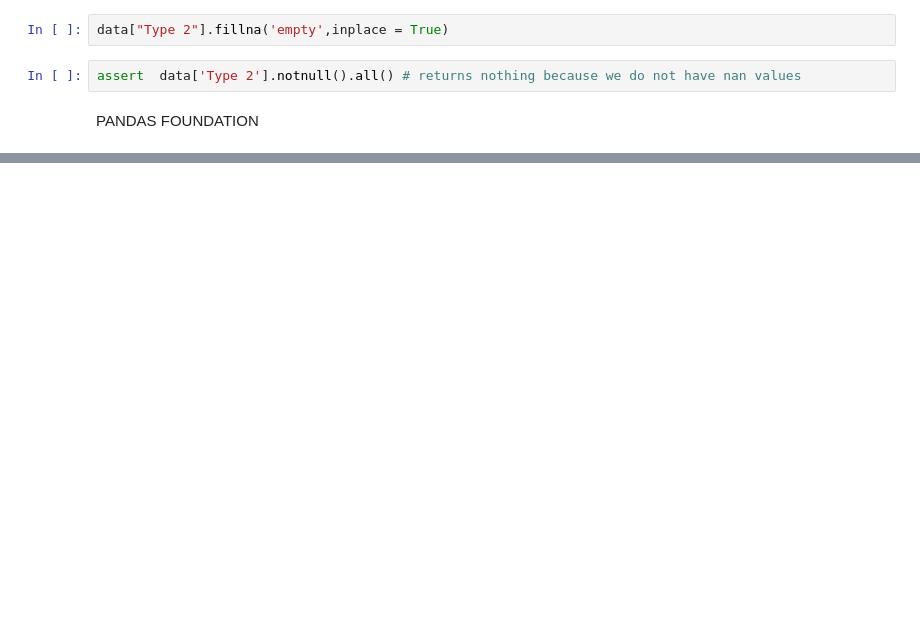
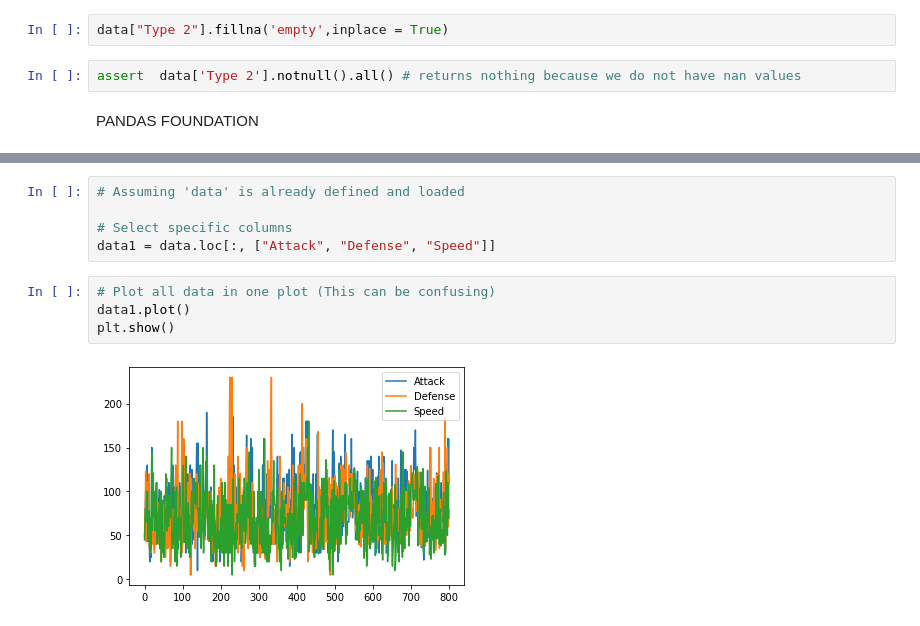
Before and after one commit to dxtaner/Python, a Jupyter notebook: YapayZeka-Python/DataScience-2/data_science_tutorial.ipynb, the cells around one changed output, grey strips where cells are left out. Drawn from its saved outputs; the diff is of its cells as text; blank space fills up the shorter version.

```diff
--- a/YapayZeka-Python/DataScience-2/data_science_tutorial.ipynb
+++ b/YapayZeka-Python/DataScience-2/data_science_tutorial.ipynb
@@ -715,0 +752,11 @@ PANDAS FOUNDATION
+# %%
+# Assuming 'data' is already defined and loaded
+
+# Select specific columns
+data1 = data.loc[:, ["Attack", "Defense", "Speed"]]
+# %%
+# Plot all data in one plot (This can be confusing)
+data1.plot()
+plt.show()
+# %% [output]
+[figure, added]
```
Also changed, not shown: parts of 27 cells of this notebook.
